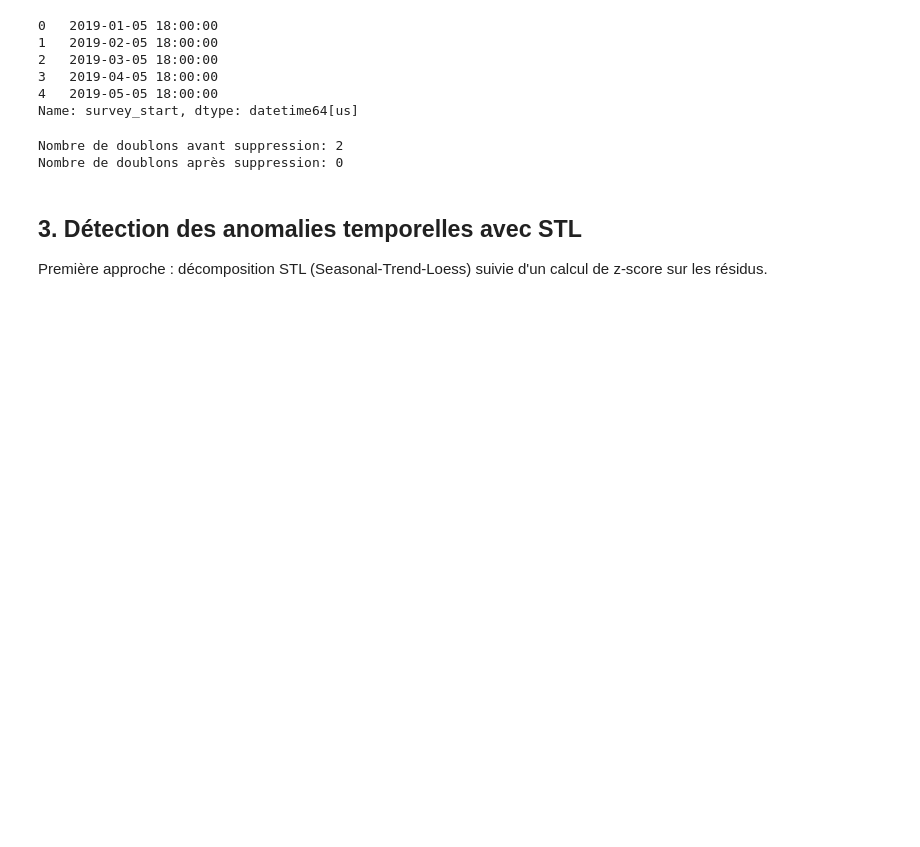
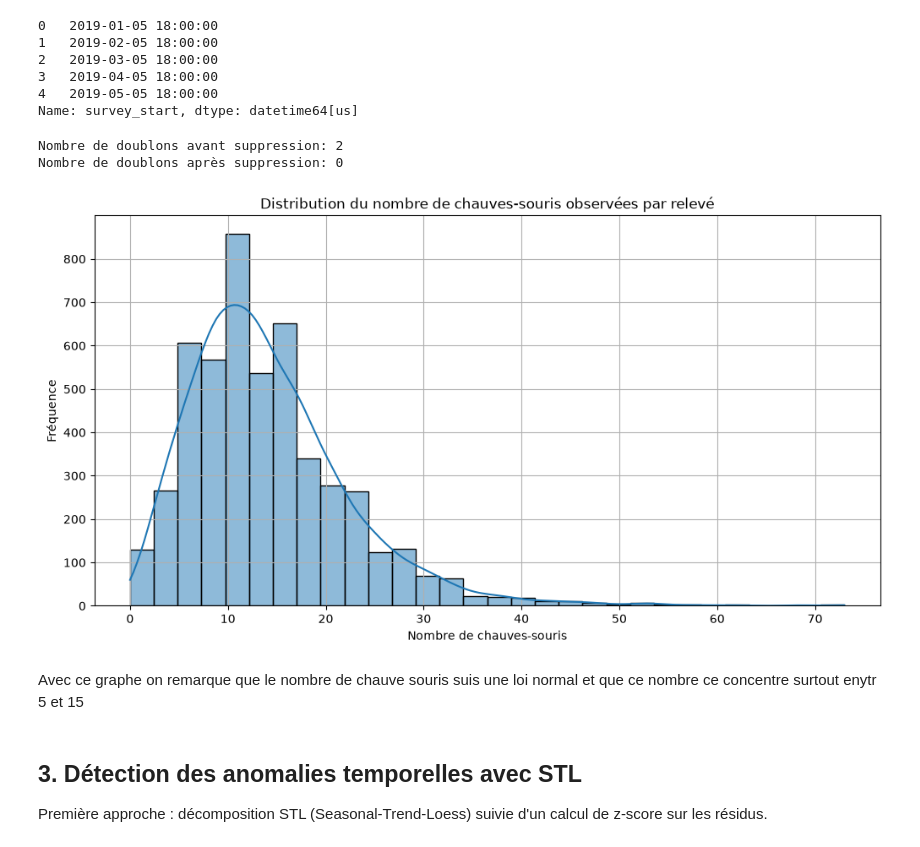
Before and after one commit to LeoMor1/20262027-UE-DataMining-Project, a Jupyter notebook: Ecology_part.ipynb, the cells around one changed output. Saved outputs shown, nothing was run; the diff lists cells and outputs as text; code cells hidden in the pictures; blank space fills up the shorter version.

```diff
--- a/Ecology_part.ipynb
+++ b/Ecology_part.ipynb
@@ -212,6 +212,18 @@ print(f'Nombre de doublons après suppression: {bats.duplicated().sum()}')
 # %% [output]
 Nombre de doublons avant suppression: 2
 Nombre de doublons après suppression: 0
+# %%
+plt.figure(figsize=(12, 6))
+sns.histplot(bats['observed_bat_count'], bins=30, kde=True)
+plt.title('Distribution du nombre de chauves-souris observées par relevé')
+plt.xlabel('Nombre de chauves-souris')
+plt.ylabel('Fréquence')
+plt.grid(True)
+plt.show()
+# %% [output]
+[figure, added]
+# %% [markdown]
+Avec ce graphe on remarque que le nombre de chauve souris suis une loi normal et que ce nombre ce concentre surtout enytr 5 et 15
 # %% [markdown]
 ## 3. Détection des anomalies temporelles avec STL
 
```
Also changed, not shown: parts of 4 cells of this notebook, 1 other file.
